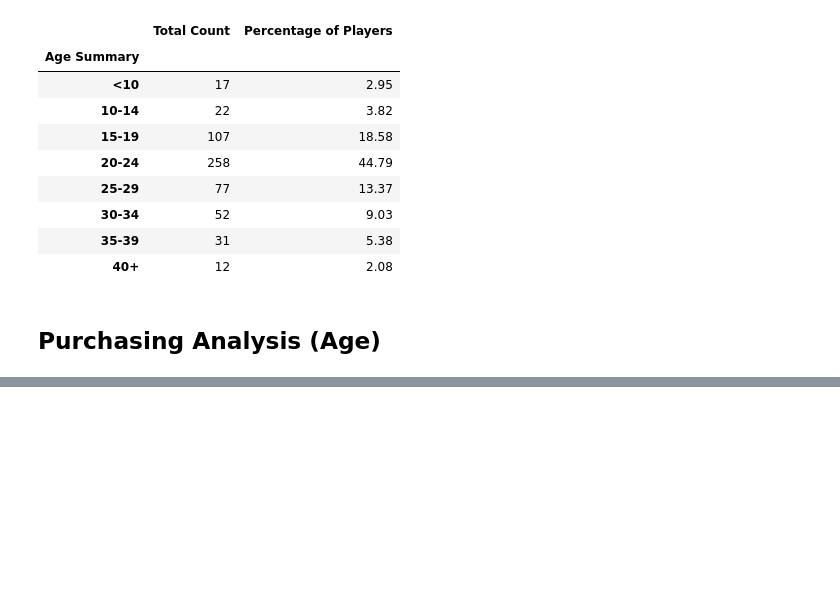
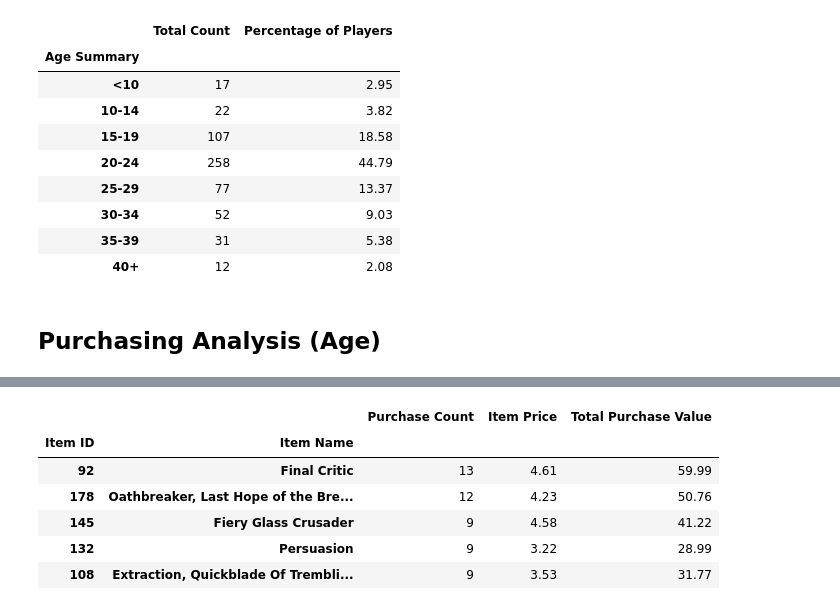
Before and after one commit to rubysanchez/pandas-challenge, a Jupyter notebook: HeroesOfPymoli/Heroes Of Pymoli Challenge - Ruby Sanchez.ipynb, the cells around one changed output, grey strips where cells are left out. Saved outputs shown, nothing was run; the diff lists cells and outputs as text; code cells hidden in the pictures; blank space fills up the shorter version.

Commit message:
finally finished the hw!

```diff
--- a/HeroesOfPymoli/Heroes Of Pymoli Challenge - Ruby Sanchez.ipynb
+++ b/HeroesOfPymoli/Heroes Of Pymoli Challenge - Ruby Sanchez.ipynb
@@ -166,0 +238,5 @@ age_bin_df
+# %%
+#Retrieve "Item ID", "Item Name", and "Item Price" --> store in a new df
+
+simplified_df = purchase_df.loc[:, ["Item ID", "Item Name", "Price"]]
+simplified_df.head()
@@ -166,0 +250,31 @@ age_bin_df
+# %%
+#Group by and calculate the variables
+item_price = simplified_df.groupby(["Item ID", "Item Name"])["Price"].mean()
+
+item_purchase_count = simplified_df.groupby("Item ID")["Item Name"].value_counts()
+
+item_purchase_total = item_price * item_purchase_count
+
+
+#Create data frame that's grouped by "Item ID" & "Item Name" then assign "Purchase Count" as first column
+popular_item_df = item_purchase_count.to_frame("Purchase Count")
+
+#Add the purchase price for each Item
+popular_item_df["Item Price"] = round(item_price,2)
+
+#Add the Total Purchase Value for each Item
+popular_item_df["Total Purchase Value"] = round(item_purchase_total,2)
+# %%
+#Sort by column "Purchase Count" in descending order
+#Store the sorted data frame as a new df and return just the top 5 rows
+
+popular_item_sorted_df = popular_item_df.sort_values(by="Purchase Count", ascending=False)
+popular_item_sorted_df.head()
+# %% [output]
+|  |  | Purchase Count | Item Price | Total Purchase Value |
+| Item ID | Item Name |  |  |  |
+| 92 | Final Critic | 13 | 4.61 | 59.99 |
+| 178 | Oathbreaker, Last Hope of the Bre... | 12 | 4.23 | 50.76 |
+| 145 | Fiery Glass Crusader | 9 | 4.58 | 41.22 |
+| 132 | Persuasion | 9 | 3.22 | 28.99 |
+| 108 | Extraction, Quickblade Of Trembli... | 9 | 3.53 | 31.77 |
```
Also changed, not shown: parts of 9 cells of this notebook.
